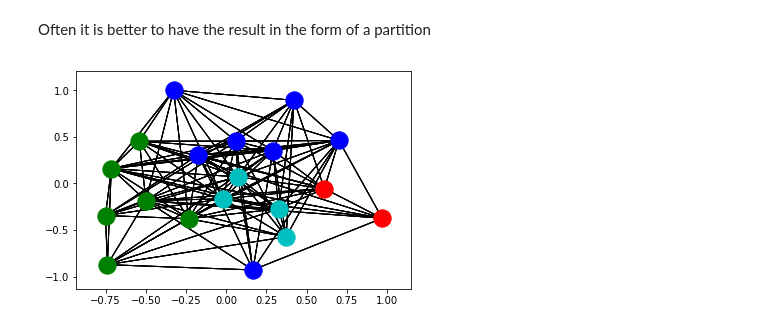
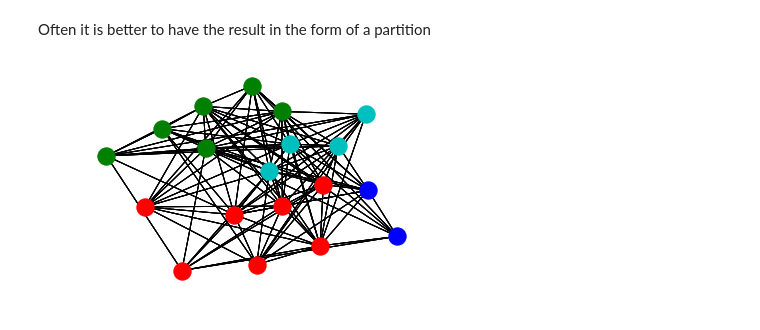
Before and after one commit to EwanColman/Louvain_community_detection, a Jupyter notebook: Louvain_tutorial.ipynb, the cells around one changed output. Cells and saved outputs as stored; diff of their text form; code cells hidden in the pictures.

```diff
--- a/Louvain_tutorial.ipynb
+++ b/Louvain_tutorial.ipynb
@@ -461,19 +465,20 @@ Often it is better to have the result in the form of a partition
 # %%
 plt.figure()
 G=nx.Graph()
 for edge in graph:
     G.add_edge(edge[0],edge[1],weight=graph[edge])
 pos=nx.spring_layout(G)
 
 n=0
 for c in set(color.values()):
     node_group=[node for node in color if color[node]==c]
     nx.draw_networkx_nodes(G,pos,nodelist=node_group, node_color=color_list[n])
     n=n+1
     nx.draw_networkx_edges(G,pos)
+plt.axis('off')
 plt.show()
 # %% [output]
-[figure, old version]
+[figure, new version]
 # %%
 Q=Louvain.modularity(graph,color)
 print(Q)
```
Also changed, not shown: parts of 9 cells of this notebook, 1 other file.
